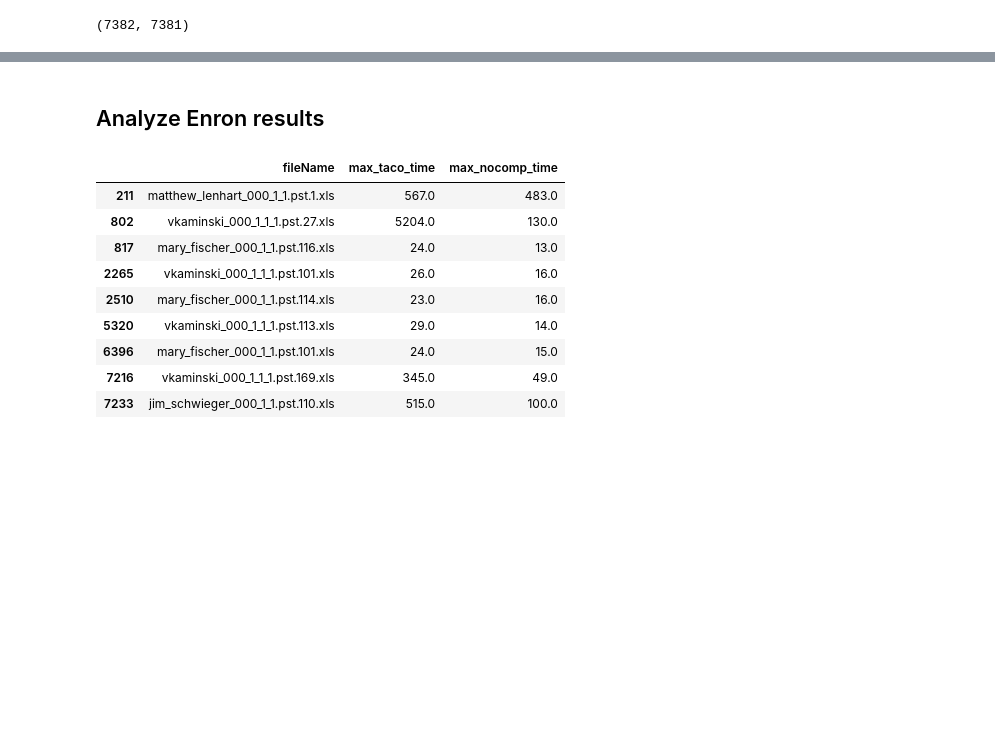
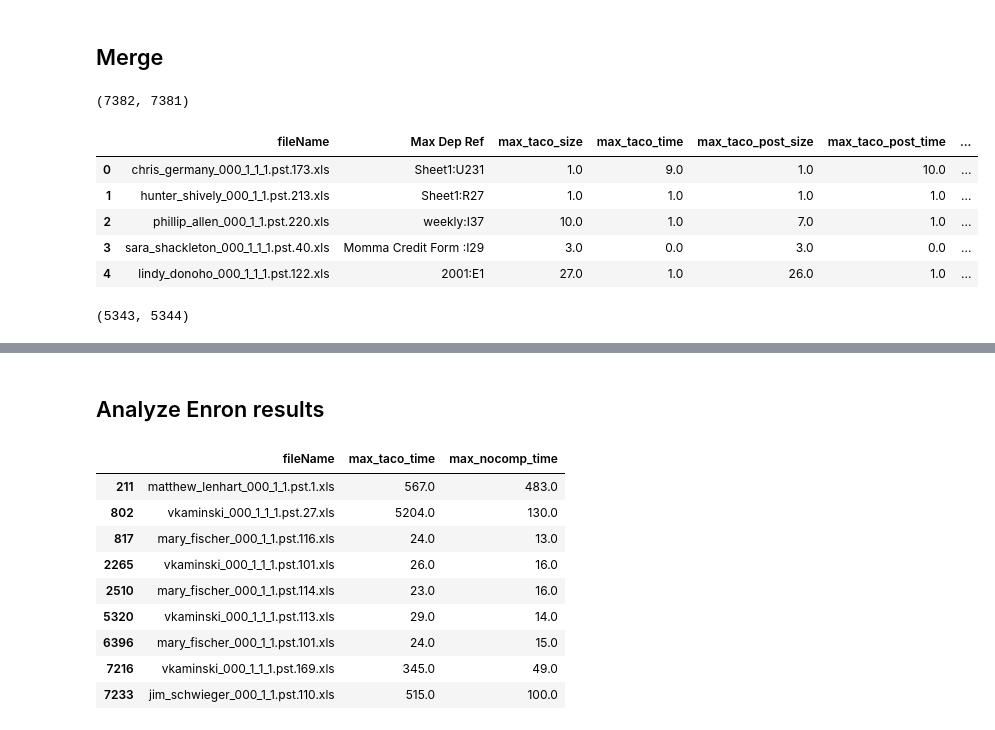
Before and after one commit to dataspread/SpreadsheetAnalyzer, a Jupyter notebook: dataframe_merge.ipynb, the cells around one changed output, grey strips where cells are left out. Drawn from its saved outputs; the diff is of its cells as text; code cells hidden in the pictures; blank space fills up the shorter version.

```diff
--- a/dataframe_merge.ipynb
+++ b/dataframe_merge.ipynb
@@ -34,4 +40,6 @@ df_nocomp_long = rename_columns(pd.read_csv(f"{enron_output}/enron_long_nocomp.c
+# %% [markdown]
+## Merge
 # %%
-df_max = pd.merge(df_taco_max, df_nocomp_max, how="left", on=["fileName", "Max Dep Ref"])
-df_long = pd.merge(df_taco_long, df_nocomp_long, how="left", on=["fileName", "Longest Dep Ref"])
+df_enron_max = pd.merge(df_enron_taco_max, df_enron_nocomp_max, how="left", on=["fileName", "Max Dep Ref"])
+df_enron_long = pd.merge(df_enron_taco_long, df_enron_nocomp_long, how="left", on=["fileName", "Longest Dep Ref"])
 # %%
@@ -39,4 +47,5 @@ len(df_max), len(df_long)
 # %% [output]
 (7382, 7381)
 # %%
-df_merged = pd.merge(df_max, df_long, how="right", on=["fileName"])
+df_enron_merged = pd.merge(df_enron_max, df_enron_long, how="right", on=["fileName"])
+# df_enron_merged.to_csv("./enron_result_merged.csv", index=False)
@@ -44,0 +52,9 @@ df_merged = pd.merge(df_max, df_long, how="right", on=["fileName"])
+# %%
+df_enron_merged.head()
+# %% [output]
+|  | fileName | Max Dep Ref | max_taco_size | max_taco_time | max_taco_post_size | max_taco_post_time | ... |
+| 0 | chris_germany_000_1_1_1.pst.173.xls | Sheet1:U231 | 1.0 | 9.0 | 1.0 | 10.0 | ... |
+| 1 | hunter_shively_000_1_1.pst.213.xls | Sheet1:R27 | 1.0 | 1.0 | 1.0 | 1.0 | ... |
+| 2 | phillip_allen_000_1_1.pst.220.xls | weekly:I37 | 10.0 | 1.0 | 7.0 | 1.0 | ... |
+| 3 | sara_shackleton_000_1_1_1.pst.40.xls | Momma Credit Form :I29 | 3.0 | 0.0 | 3.0 | 0.0 | ... |
+| 4 | lindy_donoho_000_1_1_1.pst.122.xls | 2001:E1 | 27.0 | 1.0 | 26.0 | 1.0 | ... |
@@ -44,0 +64,4 @@ df_merged = pd.merge(df_max, df_long, how="right", on=["fileName"])
+# %%
+len(df_github_max), len(df_github_long)
+# %% [output]
+(5343, 5344)
```
Also changed, not shown: parts of 19 cells of this notebook, 4 other files.
